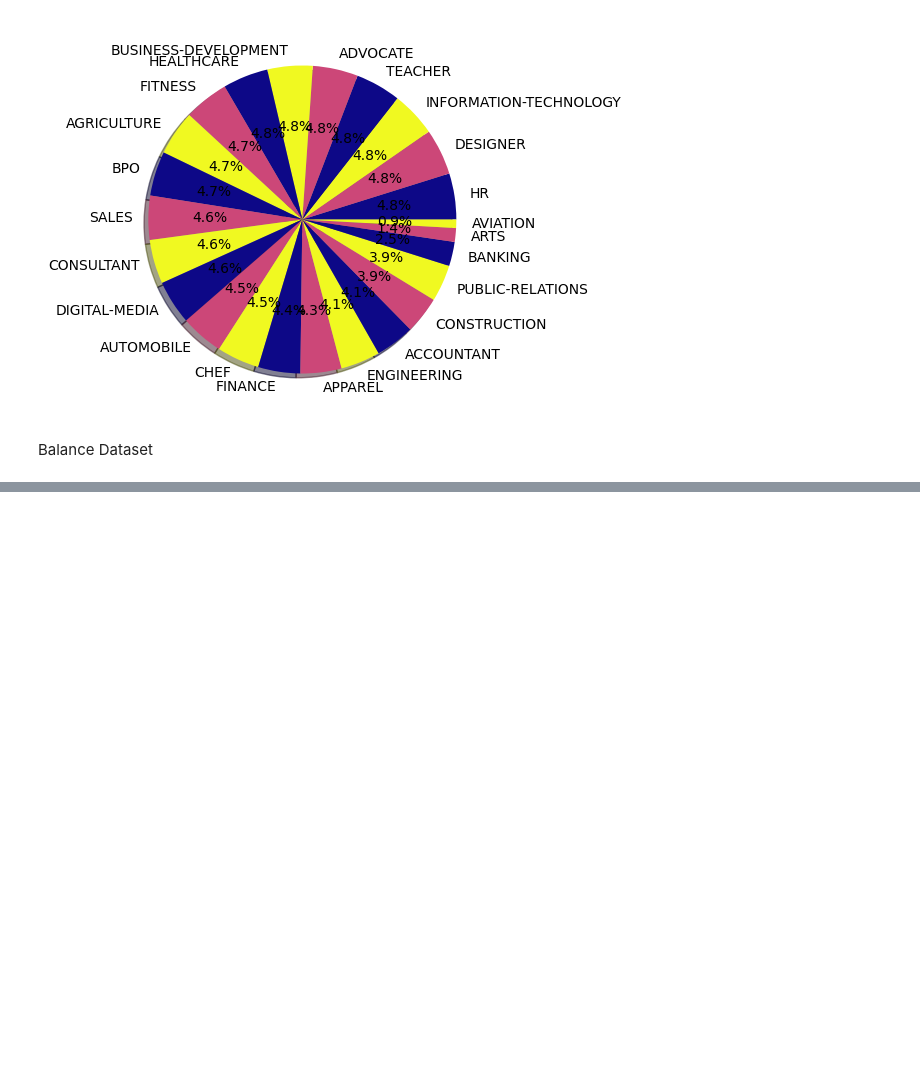
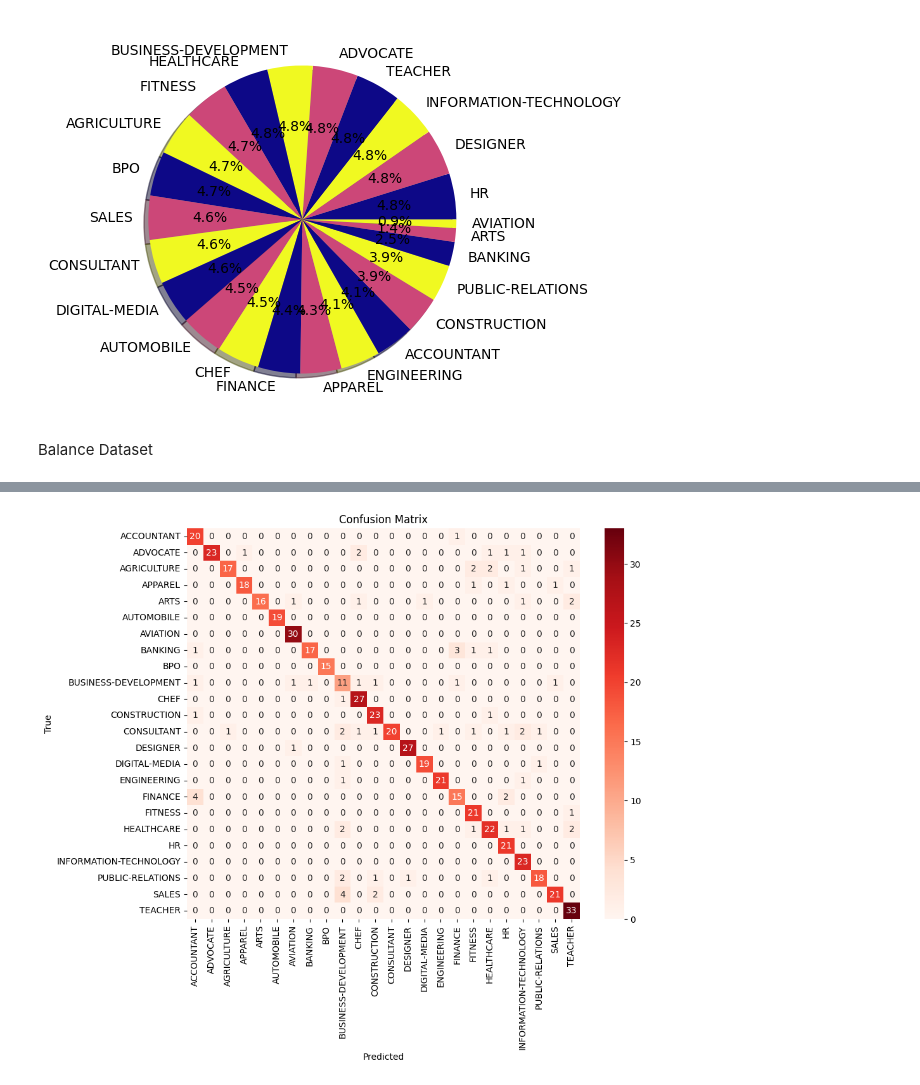
Before and after one commit to Manasvinitroshan/resumeParser, a Jupyter notebook: notebook.ipynb, the cells around one changed output, grey strips where cells are left out. Saved outputs shown, nothing was run; the diff lists cells and outputs as text; code cells hidden in the pictures; blank space fills up the shorter version.

```diff
--- a/notebook.ipynb
+++ b/notebook.ipynb
@@ -121,0 +119,6 @@ AVIATION
+# %%
+#check for null values
+balanced_df.isnull().sum
+
+#remove the null values
+balanced_df.dropna(inplace=True)
@@ -121,0 +127,4 @@ AVIATION
+# %%
+X = balanced_df['Feature']
+Y = balanced_df['Category']
+X_train, X_test, Y_train, Y_test = train_test_split(X,Y,test_size=0.2,random_state=42)
@@ -121,0 +133,4 @@ AVIATION
+# %%
+tfidf_vectorizer = TfidfVectorizer()
+X_train_tfidf = tfidf_vectorizer.fit_transform(X_train)
+X_test_tfidf = tfidf_vectorizer.transform(X_test)
@@ -121,0 +139,10 @@ AVIATION
+# %%
+from sklearn.metrics import classification_report
+
+rf_classifier = RandomForestClassifier()
+rf_classifier.fit(X_train_tfidf, Y_train)
+
+# Step 4: Accuracy Evaluation
+y_pred = rf_classifier.predict(X_test_tfidf)
+accuracy = accuracy_score(Y_test, y_pred)
+print("Accuracy:", accuracy)
@@ -121,0 +171,10 @@ AVIATION
+# %%
+conf_matrix = confusion_matrix(Y_test, y_pred)
+plt.figure(figsize=(10, 8))
+sns.heatmap(conf_matrix, annot=True, fmt='d', cmap='Reds', xticklabels=rf_classifier.classes_, yticklabels=rf_classifier.classes_)
+plt.xlabel('Predicted')
+plt.ylabel('True')
+plt.title('Confusion Matrix')
+plt.show()
+# %% [output]
+[figure, added]
```
Also changed, not shown: parts of 9 cells of this notebook, 1 other file.
